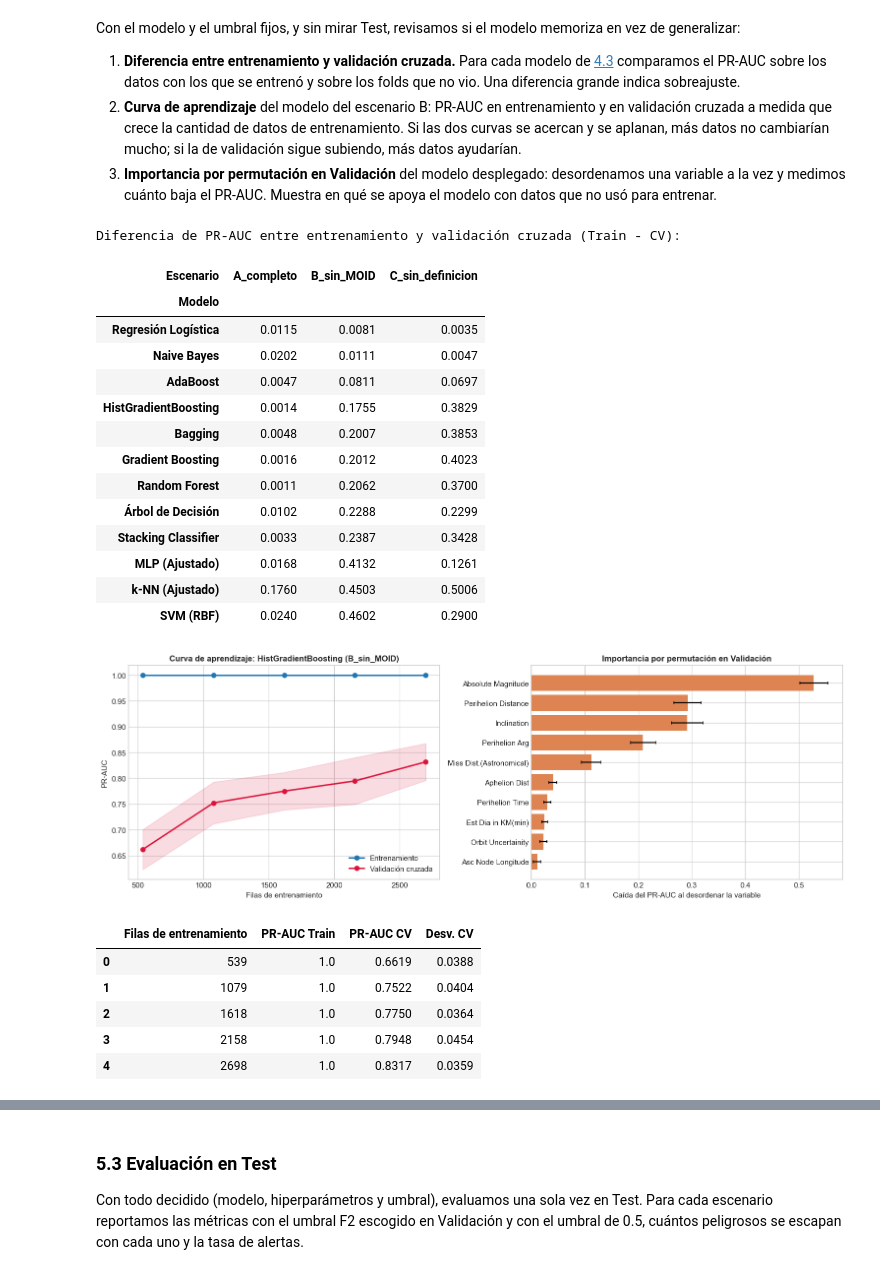
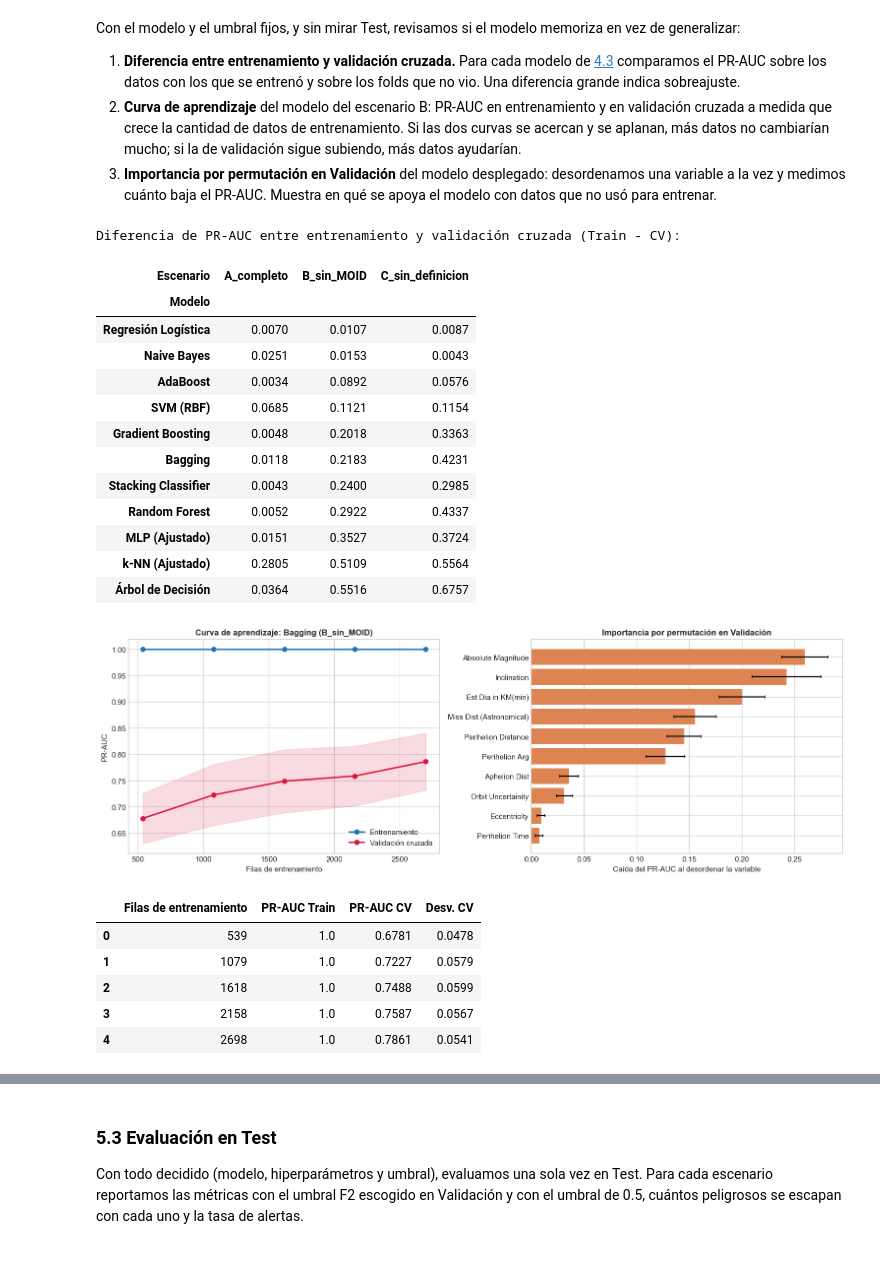
Before and after one commit to Gabrierh0h0/Rogelio, a Jupyter notebook: public/notebooks/pipeline_asteroides.ipynb, the cells around one changed output, grey strips where cells are left out. Drawn from its saved outputs; the diff is of its cells as text; code cells hidden in the pictures.

```diff
--- a/public/notebooks/pipeline_asteroides.ipynb
+++ b/public/notebooks/pipeline_asteroides.ipynb
@@ -1315,7 +1253,23 @@ Test todavía no se usa: el modelo, los hiperparámetros y el umbral quedan fijo
 
 El modelo que desplegamos es el del escenario B: el MOID no siempre está calculado para un asteroide recién descubierto, y en el escenario A el modelo solo repite la regla de la NASA.
 # %%
-# 5.1 Ganador de cada escenario: entrenamiento con Train, umbral F2 en Validación y tasa de alertas
+# 5.1 Rejillas de hiperparámetros del ganador de cada escenario, umbral F2 en Validación y tasa de alertas
+GRIDS: dict[str, dict[str, list[Any]]] = {
+    'Regresión Logística': {'clf__C': [0.01, 0.1, 1, 10, 100]},
+    'Naive Bayes': {'clf__var_smoothing': [1e-9, 1e-7, 1e-5, 1e-3]},
+    'k-NN (Ajustado)': {'clf__n_neighbors': list(range(1, 35, 2)), 'clf__weights': ['uniform', 'distance']},
+    'SVM (RBF)': {'clf__C': [0.1, 1, 10, 100], 'clf__gamma': ['scale', 0.01, 0.1]},
+    'Árbol de Decisión': {'clf__max_depth': [3, 5, 8, None], 'clf__min_samples_leaf': [1, 5, 10], 'clf__criterion': ['gini', 'entropy']},
+    'MLP (Ajustado)': {'clf__hidden_layer_sizes': [(32,), (64, 32)], 'clf__alpha': [1e-4, 1e-2, 1e-1]},
+    'AdaBoost': {'clf__n_estimators': [50, 100, 200, 400], 'clf__learning_rate': [0.1, 0.5, 1.0]},
+    'Bagging': {'clf__n_estimators': [50, 100, 200], 'clf__max_samples': [0.5, 0.8, 1.0], 'clf__max_features': [0.7, 1.0]},
+    'Random Forest': {'clf__n_estimators': [200, 400], 'clf__max_depth': [None, 10, 20],
+                      'clf__min_samples_leaf': [1, 3, 5], 'clf__max_features': ['sqrt', 0.5]},
+    'Gradient Boosting': {'clf__n_estimators': [100, 200, 400], 'clf__learning_rate': [0.03, 0.1, 0.2], 'clf__max_depth': [2, 3, 4]},
+    'Stacking Classifier': {'clf__final_estimator__C': [0.1, 1, 10]}
+}
+
+
 def umbral_f2(y_true: np.ndarray, probs: np.ndarray) -> tuple[float, float]:
     """Devuelve (umbral, F2) que maximiza F2 sobre la curva Precision-Recall."""
     precs, recs, thrs = precision_recall_curve(y_true, probs)
@@ -1345,20 +1299,22 @@ def metricas_binarias(y_true: np.ndarray, probs: np.ndarray, umbral: float) -> d
 resultados_esc: dict[str, dict[str, Any]] = {}
 for esc in ESCENARIOS:
     ganador = rankings[esc].loc[rankings[esc]['Modelo'] != 'Baseline (Mayoritaria)', 'Modelo'].iloc[0]
-    modelo = modelo_ajustado(esc, ganador).fit(X_esc(esc, idx_train), y_train_arr)
+    gs = GridSearchCV(clone(modelos_benchmark[ganador]), GRIDS[ganador], scoring='average_precision',
+                      cv=cv_5f, n_jobs=-1, refit=True).fit(X_esc(esc, idx_train), y_train_arr, groups=g_train_arr)
+    modelo = gs.best_estimator_
     probs_val = modelo.predict_proba(X_esc(esc, idx_val))[:, 1]
     umbral, f2_val = umbral_f2(y_val_arr, probs_val)
-    fila_cv = rankings[esc].set_index('Modelo').loc[ganador]
     resultados_esc[esc] = {
-        'escenario': esc, 'modelo_nombre': ganador, 'modelo': modelo, 'mejores_params': AJUSTE[esc][ganador]['params'],
-        'cv_pr_auc_base': AJUSTE[esc][ganador]['cv_pr_auc_base'], 'cv_pr_auc_ajustado': float(fila_cv['pr_auc']),
-        'cv_pr_auc_std': float(fila_cv['pr_auc_std']), 'umbral': umbral, 'f2_val': f2_val, 'probs_val': probs_val,
+        'escenario': esc, 'modelo_nombre': ganador, 'modelo': modelo, 'mejores_params': gs.best_params_,
+        'cv_pr_auc_base': float(rankings[esc].set_index('Modelo').loc[ganador, 'pr_auc']),
+        'cv_pr_auc_ajustado': float(gs.best_score_), 'cv_pr_auc_std': float(gs.cv_results_['std_test_score'][gs.best_index_]),
+        'umbral': umbral, 'f2_val': f2_val, 'probs_val': probs_val,
         'val': metricas_binarias(y_val_arr, probs_val, umbral), 'val_umbral_05': metricas_binarias(y_val_arr, probs_val, 0.5)
     }
 
 tabla_umbral = pd.DataFrame([{
     'Escenario': esc, 'Modelo': r['modelo_nombre'],
-    'CV PR-AUC (media ± std)': f"{r['cv_pr_auc_ajustado']:.4f} ± {r['cv_pr_auc_std']:.4f}",
+    'CV PR-AUC (base → ajustado)': f"{r['cv_pr_auc_base']:.4f} → {r['cv_pr_auc_ajustado']:.4f} ± {r['cv_pr_auc_std']:.4f}",
     'Umbral F2 (Val)': round(r['umbral'], 3), 'Val PR-AUC': r['val']['pr_auc'], 'Val Recall': r['val']['recall'],
     'Val Precision': r['val']['precision'], 'Val F2': r['val']['f2'], 'Tasa de alertas (Val)': r['val']['tasa_alertas'],
     'Val Recall (umbral 0.5)': r['val_umbral_05']['recall'], 'Tasa de alertas (Val, umbral 0.5)': r['val_umbral_05']['tasa_alertas']
@@ -1395,51 +1351,50 @@ display(BRECHA_TRAIN_CV.sort_values(ESCENARIO_DESPLIEGUE).round(4))
 final_b = resultados_esc[ESCENARIO_DESPLIEGUE]
 X_tr_b = X_esc(ESCENARIO_DESPLIEGUE, idx_train)
 tam_lc, pr_tr_lc, pr_cv_lc = learning_curve(
-    modelo_ajustado(ESCENARIO_DESPLIEGUE, final_b['modelo_nombre']), X_tr_b, y_train_arr, groups=g_train_arr, cv=cv_5f,
+    clone(final_b['modelo']), X_tr_b, y_train_arr, groups=g_train_arr, cv=cv_5f,
     scoring='average_precision', train_sizes=np.linspace(0.2, 1.0, 5), shuffle=True, random_state=SEED, n_jobs=-1)
 CURVA_APRENDIZAJE = pd.DataFrame({'Filas de entrenamiento': tam_lc, 'PR-AUC Train': pr_tr_lc.mean(1),
                                   'PR-AUC CV': pr_cv_lc.mean(1), 'Desv. CV': pr_cv_lc.std(1)})
 
 perm = permutation_importance(final_b['modelo'], X_esc(ESCENARIO_DESPLIEGUE, idx_val), y_val_arr, scoring='average_precision',
                               n_repeats=10, random_state=SEED, n_jobs=-1)
 IMPORTANCIA_PERM = pd.DataFrame({'Caída de PR-AUC': perm.importances_mean, 'Desv.': perm.importances_std},
                                 index=X_tr_b.columns).sort_values('Caída de PR-AUC', ascending=False)
 
 fig, axes = plt.subplots(1, 2, figsize=(14, 4.8))
 axes[0].plot(tam_lc, pr_tr_lc.mean(1), marker='o', lw=2, label='Entrenamiento')
 axes[0].plot(tam_lc, pr_cv_lc.mean(1), marker='o', lw=2, color='crimson', label='Validación cruzada')
 axes[0].fill_between(tam_lc, pr_cv_lc.mean(1) - pr_cv_lc.std(1), pr_cv_lc.mean(1) + pr_cv_lc.std(1), color='crimson', alpha=0.15)
 axes[0].set_title(f'Curva de aprendizaje: {final_b["modelo_nombre"]} ({ESCENARIO_DESPLIEGUE})')
 axes[0].set_xlabel('Filas de entrenamiento'); axes[0].set_ylabel('PR-AUC'); axes[0].legend(loc='lower right')
 top = IMPORTANCIA_PERM.head(10)[::-1]
 axes[1].barh(top.index, top['Caída de PR-AUC'], xerr=top['Desv.'], color='#DD8452', capsize=2)
 axes[1].set_title('Importancia por permutación en Validación')
 axes[1].set_xlabel('Caída del PR-AUC al desordenar la variable')
 plt.tight_layout()
 plt.show()
 display(CURVA_APRENDIZAJE.round(4))
 display(IMPORTANCIA_PERM.head(10).round(4))
 # %% [output]
 Diferencia de PR-AUC entre entrenamiento y validación cruzada (Train - CV):
 | Escenario | A_completo | B_sin_MOID | C_sin_definicion |
 | Modelo |  |  |  |
-| Regresión Logística | 0.0115 | 0.0081 | 0.0035 |
-| Naive Bayes | 0.0202 | 0.0111 | 0.0047 |
-| AdaBoost | 0.0047 | 0.0811 | 0.0697 |
-| HistGradientBoosting | 0.0014 | 0.1755 | 0.3829 |
-| Bagging | 0.0048 | 0.2007 | 0.3853 |
-| Gradient Boosting | 0.0016 | 0.2012 | 0.4023 |
-| Random Forest | 0.0011 | 0.2062 | 0.3700 |
-| Árbol de Decisión | 0.0102 | 0.2288 | 0.2299 |
-| Stacking Classifier | 0.0033 | 0.2387 | 0.3428 |
-| MLP (Ajustado) | 0.0168 | 0.4132 | 0.1261 |
-| k-NN (Ajustado) | 0.1760 | 0.4503 | 0.5006 |
-| SVM (RBF) | 0.0240 | 0.4602 | 0.2900 |
+| Regresión Logística | 0.0070 | 0.0107 | 0.0087 |
+| Naive Bayes | 0.0251 | 0.0153 | 0.0043 |
+| AdaBoost | 0.0034 | 0.0892 | 0.0576 |
+| SVM (RBF) | 0.0685 | 0.1121 | 0.1154 |
+| Gradient Boosting | 0.0048 | 0.2018 | 0.3363 |
+| Bagging | 0.0118 | 0.2183 | 0.4231 |
+| Stacking Classifier | 0.0043 | 0.2400 | 0.2985 |
+| Random Forest | 0.0052 | 0.2922 | 0.4337 |
+| MLP (Ajustado) | 0.0151 | 0.3527 | 0.3724 |
+| k-NN (Ajustado) | 0.2805 | 0.5109 | 0.5564 |
+| Árbol de Decisión | 0.0364 | 0.5516 | 0.6757 |
-[figure, old version]
+[figure, new version]
 |  | Filas de entrenamiento | PR-AUC Train | PR-AUC CV | Desv. CV |
-| 0 | 539 | 1.0 | 0.6619 | 0.0388 |
-| 1 | 1079 | 1.0 | 0.7522 | 0.0404 |
-| 2 | 1618 | 1.0 | 0.7750 | 0.0364 |
-| 3 | 2158 | 1.0 | 0.7948 | 0.0454 |
-| 4 | 2698 | 1.0 | 0.8317 | 0.0359 |
+| 0 | 539 | 1.0 | 0.6781 | 0.0478 |
+| 1 | 1079 | 1.0 | 0.7227 | 0.0579 |
+| 2 | 1618 | 1.0 | 0.7488 | 0.0599 |
+| 3 | 2158 | 1.0 | 0.7587 | 0.0567 |
+| 4 | 2698 | 1.0 | 0.7861 | 0.0541 |
 |  | Caída de PR-AUC | Desv. |
```
Also changed, not shown: parts of 23 cells of this notebook, 18 other files.
